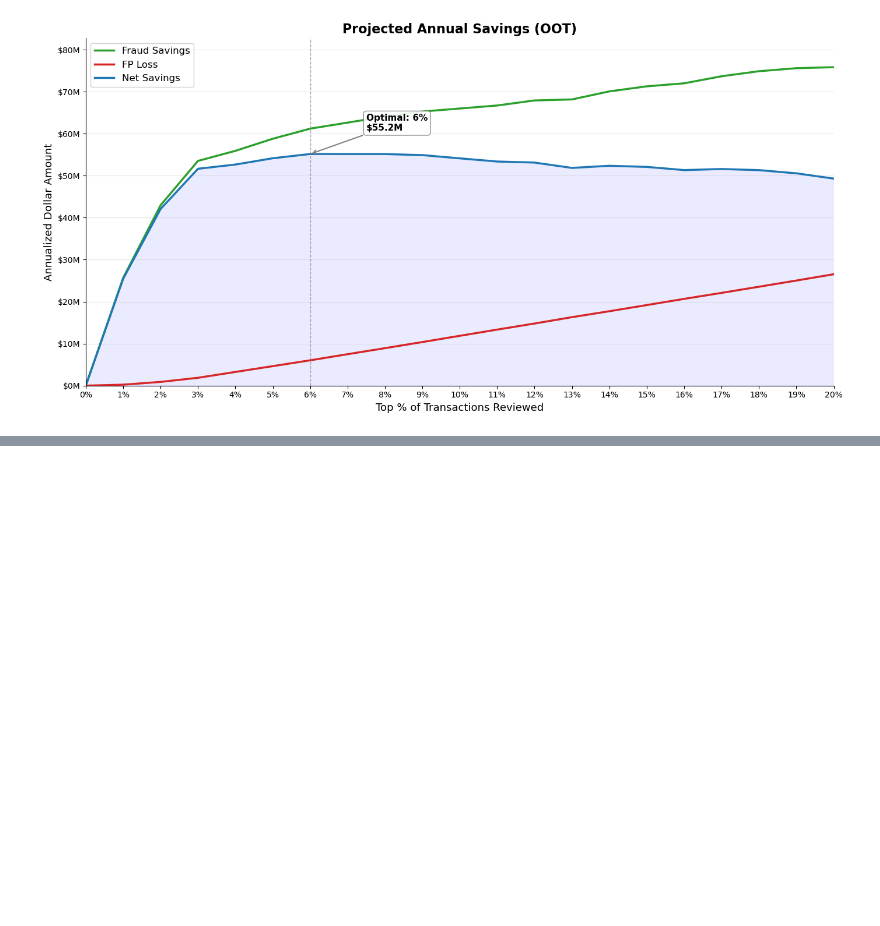
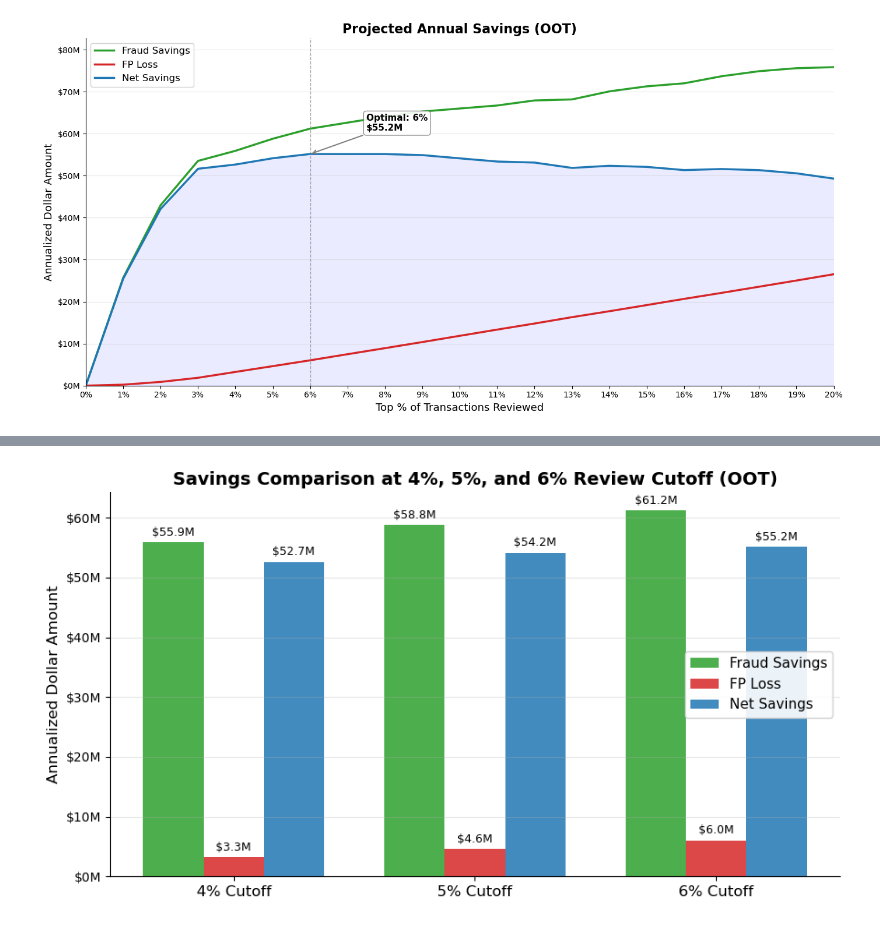
Before and after one commit to kevinp972/fraud-detection-model, a Jupyter notebook: 6_impact_evaluation.ipynb, the cells around one changed output, grey strips where cells are left out. Cells and saved outputs as stored; diff of their text form; code cells hidden in the pictures; blank space fills up the shorter version.

```diff
--- a/6_impact_evaluation.ipynb
+++ b/6_impact_evaluation.ipynb
@@ -333,0 +345,39 @@ plt.show()
+# %%
+cutoffs = [4, 5, 6]
+
+rows = []
+for pct in cutoffs:
+    row = fin_oot[fin_oot['Percentile'] == pct].iloc[0]
+    rows.append({
+        'Cutoff': f'{pct}%',
+        'Fraud Savings ($M)': round(row['Fraud Savings ($)'], 2),
+        'FP Loss ($M)':       round(row['FP Loss ($)'], 2),
+        'Net Savings ($M)':   round(row['Net Savings ($)'], 2),
+    })
+
+cutoff_df = pd.DataFrame(rows).set_index('Cutoff')
+
+fig, ax = plt.subplots(figsize=(9, 5))
+x = np.arange(len(cutoffs))
+width = 0.25
+
+bars1 = ax.bar(x - width, cutoff_df['Fraud Savings ($M)'], width, label='Fraud Savings', color='#2ca02c', alpha=0.85)
+bars2 = ax.bar(x,         cutoff_df['FP Loss ($M)'],       width, label='FP Loss',       color='#d62728', alpha=0.85)
+bars3 = ax.bar(x + width, cutoff_df['Net Savings ($M)'],  width, label='Net Savings',   color='#1f77b4', alpha=0.85)
+
+for bars in (bars1, bars2, bars3):
+    ax.bar_label(bars, fmt='$%.1fM', fontsize=9, padding=3)
+
+ax.set_xticks(x)
+ax.set_xticklabels([f'{p}% Cutoff' for p in cutoffs], fontsize=12)
+ax.yaxis.set_major_formatter(plt.FuncFormatter(lambda y, _: f'${y:,.0f}M'))
+ax.set_ylabel('Annualized Dollar Amount', fontsize=12)
+ax.set_title('Savings Comparison at 4%, 5%, and 6% Review Cutoff (OOT)', fontsize=14, fontweight='bold')
+ax.legend(fontsize=11, framealpha=0.9)
+ax.grid(axis='y', alpha=0.3)
+ax.spines['top'].set_visible(False)
+ax.spines['right'].set_visible(False)
+plt.tight_layout()
+plt.show()
+# %% [output]
+[figure, added]
```
Also changed, not shown: parts of 3 cells of this notebook, 4 other files.
